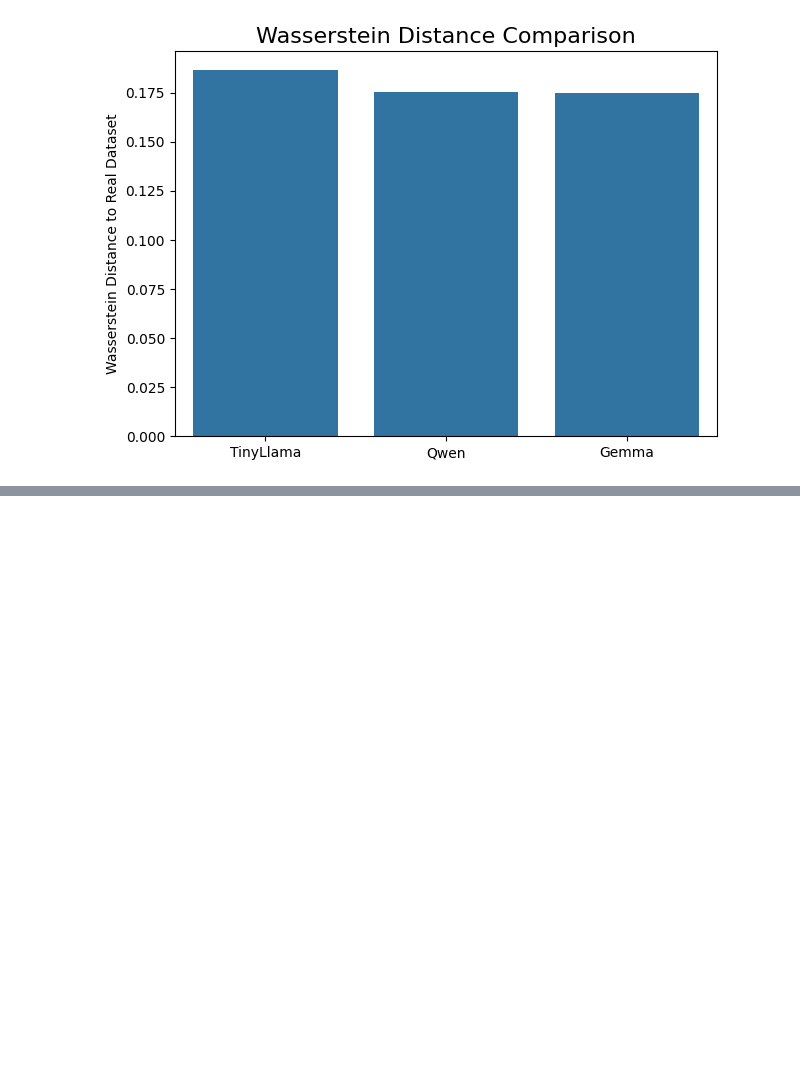
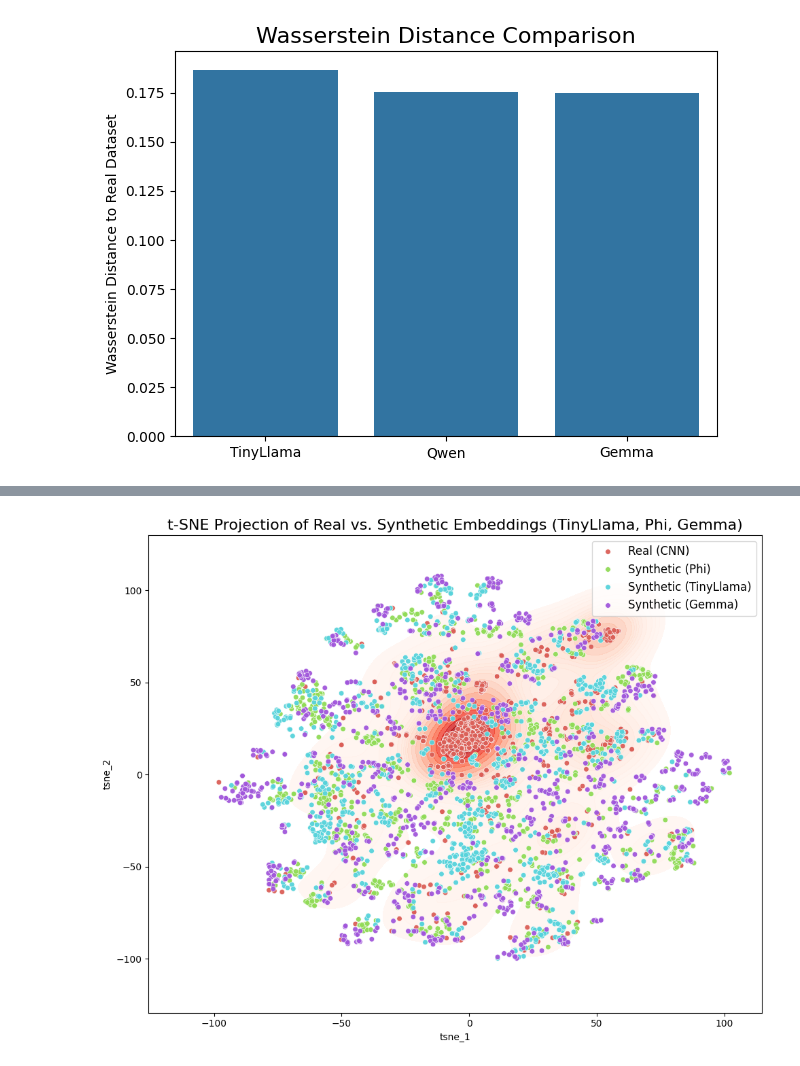
Before and after one commit to grackner/dsc_261_final_project, a Jupyter notebook: Data_Eval/combined_figures.ipynb, the cells around one changed output, grey strips where cells are left out. Saved outputs shown, nothing was run; the diff lists cells and outputs as text; code cells hidden in the pictures; blank space fills up the shorter version.

```diff
--- a/Data_Eval/combined_figures.ipynb
+++ b/Data_Eval/combined_figures.ipynb
@@ -295,0 +295,40 @@ Running t-SNE on 3101 embeddings
+# %%
+# e.g., at most 1000 per synthetic model
+def subsample_group(df, label, n=1000):
+    group = df[df["label"] == label]
+    if len(group) > n:
+        group = group.sample(n, random_state=42)
+    return group
+
+labels_unique = df_tsne["label"].unique()
+dfs_sub = [subsample_group(df_tsne, lab, n=1000) for lab in labels_unique]
+df_tsne_sub = pd.concat(dfs_sub, ignore_index=True)
+
+plt.figure(figsize=(10, 8))
+
+# KDE / density for real
+real = df_tsne[df_tsne["label"] == "Real (CNN)"]
+sns.kdeplot(
+    data=real,
+    x="tsne_1", y="tsne_2",
+    fill=True,
+    thresh=0.05,
+    levels=20,
+    alpha=0.8,
+    cmap="Reds"
+)
+sns.scatterplot(
+    data=df_tsne_sub,
+    x="tsne_1", y="tsne_2",
+    hue="label",
+    palette=sns.color_palette("hls", 4),
+    alpha=0.95,
+    s=30
+)
+plt.title('t-SNE Projection of Real vs. Synthetic Embeddings (TinyLlama, Phi, Gemma)', fontsize=16)
+plt.legend(loc='best', fontsize=12)
+plt.tight_layout()
+plt.savefig(folder_path + '/tsne_embeddings_clearer.png')
+plt.show()
+# %% [output]
+[figure, added]
```
Also changed, not shown: parts of 5 cells of this notebook, 2 other files.
